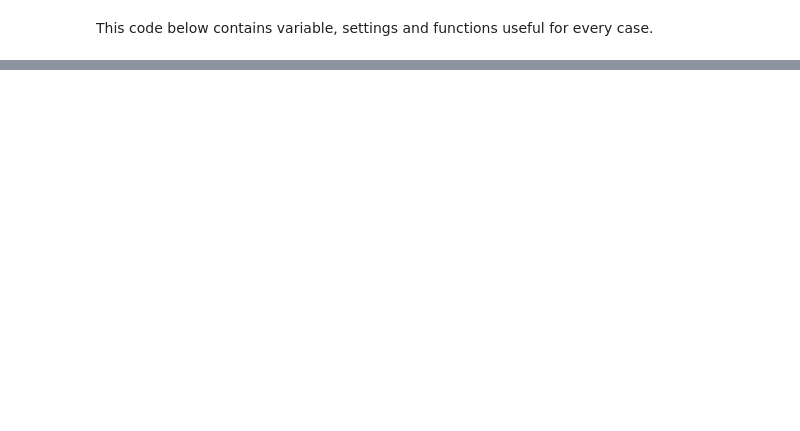
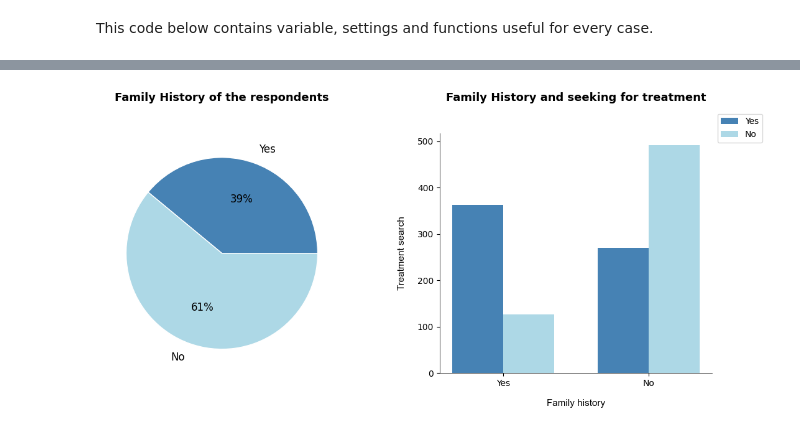
Before and after one commit to EmmaTosato/Programming_Project, a Jupyter notebook: jupyter_project.ipynb, the cells around one changed output, grey strips where cells are left out. Cells and saved outputs as stored; diff of their text form; code cells hidden in the pictures; blank space fills up the shorter version.

```diff
--- a/jupyter_project.ipynb
+++ b/jupyter_project.ipynb
@@ -698,0 +605,42 @@ for col in object_cols:
+# %%
+# Data
+# 1
+labels_ans = list(reversed(mental_health_df['family_history'].value_counts().index.to_list()))                         # Yes, No
+reverse_serie = mental_health_df['family_history'].value_counts().reindex(index= mental_health_df['family_history'].value_counts().index[::-1])
+counts_ans = list(map(lambda x: round((x/tot_rows),2), reverse_serie))
+
+# 2
+df_family = mental_health_df.groupby(['family_history', 'treatment'])['treatment'].count().unstack(0)
+df_family = df_family.reindex(index= df_family.index[::-1], columns=df_family.columns[::-1])
+yes_ans = list(df_family[:].loc['Yes'].values)
+no_ans = list(df_family[:].loc['No'].values)
+
+# The label locations
+x = np.arange(len(labels_ans))
+width = 0.35
+
+# Plots
+fig1, (ax1, ax2) = plt.subplots(1, 2, figsize =(13, 5))
+fig1.subplots_adjust(wspace=0.3)
+
+ax1.pie(counts_ans, labels = labels_ans, labeldistance=1.15, wedgeprops = { 'linewidth' : 1, 'edgecolor' : 'white' },
+        colors = colors , autopct='%1.0f%%', textprops={'fontsize': 12})
+ax2.bar(x - width/2, yes_ans, width, color= 'steelblue', label= 'Yes')
+ax2.bar(x + width/2, no_ans, width, color= 'lightblue', label ='No')
+
+# Labels, ticks
+ax2.set_xlabel("Family history", labelpad= 13.0, fontname="Arial", fontsize=11, fontweight = 'medium')
+ax2.set_ylabel("Treatment search", labelpad= 13.0, fontname="Arial", fontsize=11, fontweight = 'medium')
+ax2.set_xticks(x, labels_ans)
+
+# Titles
+ax1.set_title("Family History of the respondents", fontsize= 13, fontweight= 'heavy', color = 'black', y=1.1, pad=10)
+ax2.set_title("Family History and seeking for treatment", fontsize= 13, fontweight= 'heavy', color = 'black', y=1.1, pad=10)
+
+# Legend
+ax2.legend(loc = 'upper right', bbox_to_anchor=(0.70, 0.60, 0.5, 0.5))
+
+# Show
+plt.show()
+# %% [output]
+[figure, added]
```
Also changed, not shown: parts of 71 cells of this notebook, 1 other file.
